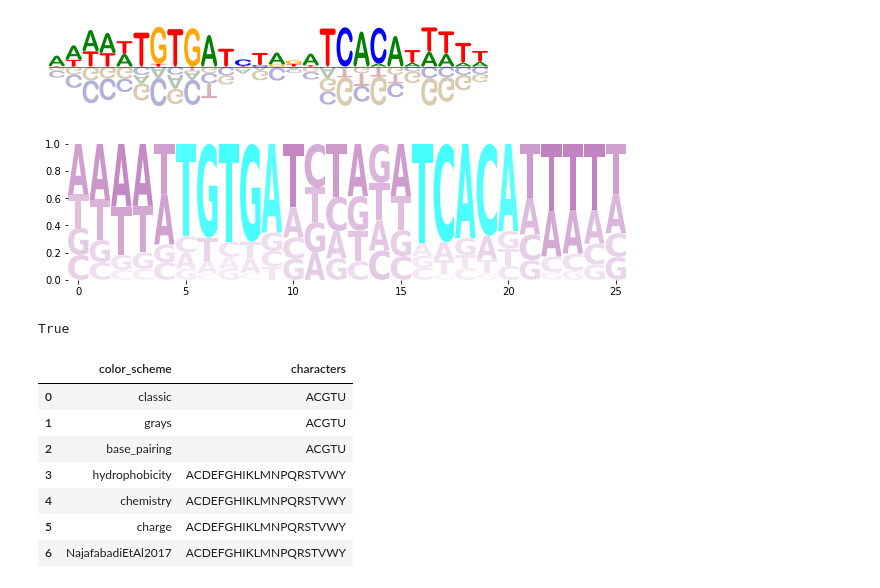
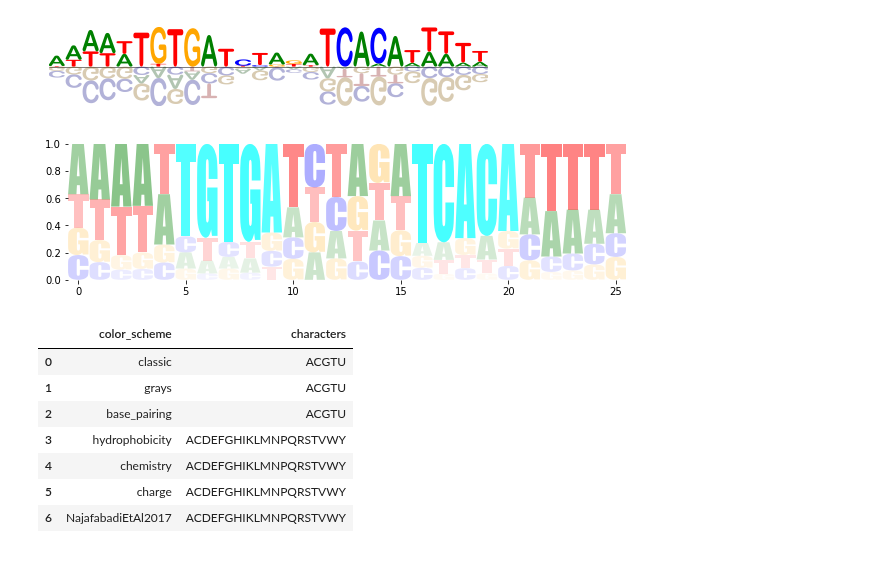
Before and after one commit to jbkinney/logomaker, a Jupyter notebook: logomaker/examples/Example_CRP.ipynb, the cells around one changed output. Drawn from its saved outputs; the diff is of its cells as text; code cells hidden in the pictures.

```diff
--- a/logomaker/examples/Example_CRP.ipynb
+++ b/logomaker/examples/Example_CRP.ipynb
@@ -63,22 +63,16 @@ Done! Output written to Example_CRP.pdf.
 # %%
 prob_df = logomaker.alignment_to_matrix(seqs, to_type='probability')
 
 logo = logomaker.Logo(prob_df,
-                      color_scheme='purple',
+                      color_scheme='classic',
                       fade_probabilities=True,
                       show_spines=False,
                       font_name='Impact')
 logo.style_xticks(anchor = 7, spacing = 5)
 logo.style_glyphs_in_sequence('.....TGTGA......TCACA.....',
                               color='cyan')
-logo.style_glyphs(font_name='X')
 # %% [output]
-[figure, old version]
+[figure, new version]
-# %%
-x = .5
-0 <= x <= 1
-# %% [output]
-True
 # %%
 logomaker.list_color_schemes()
 # %% [output]
```
Also changed, not shown: parts of 4 cells of this notebook, 6 other files.
